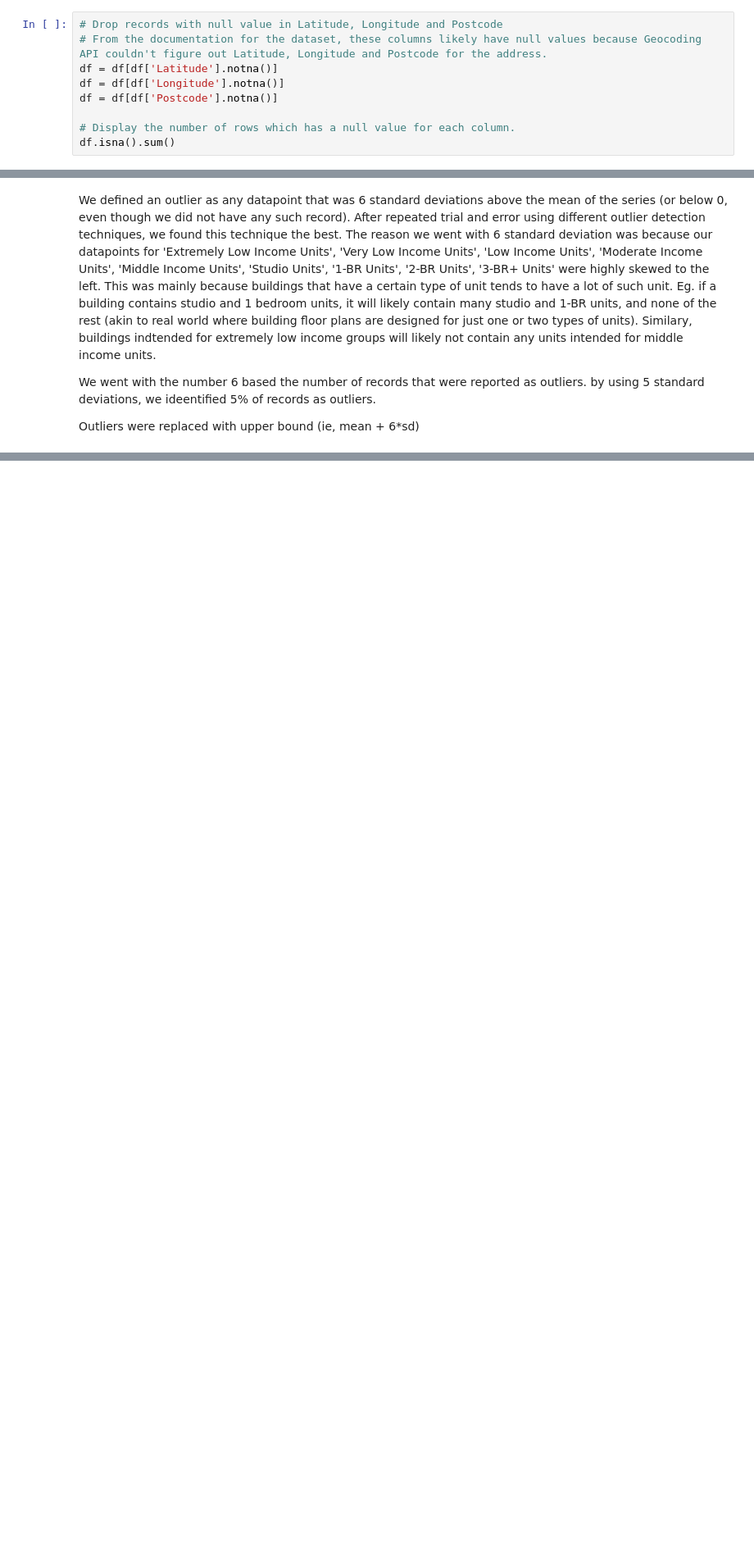
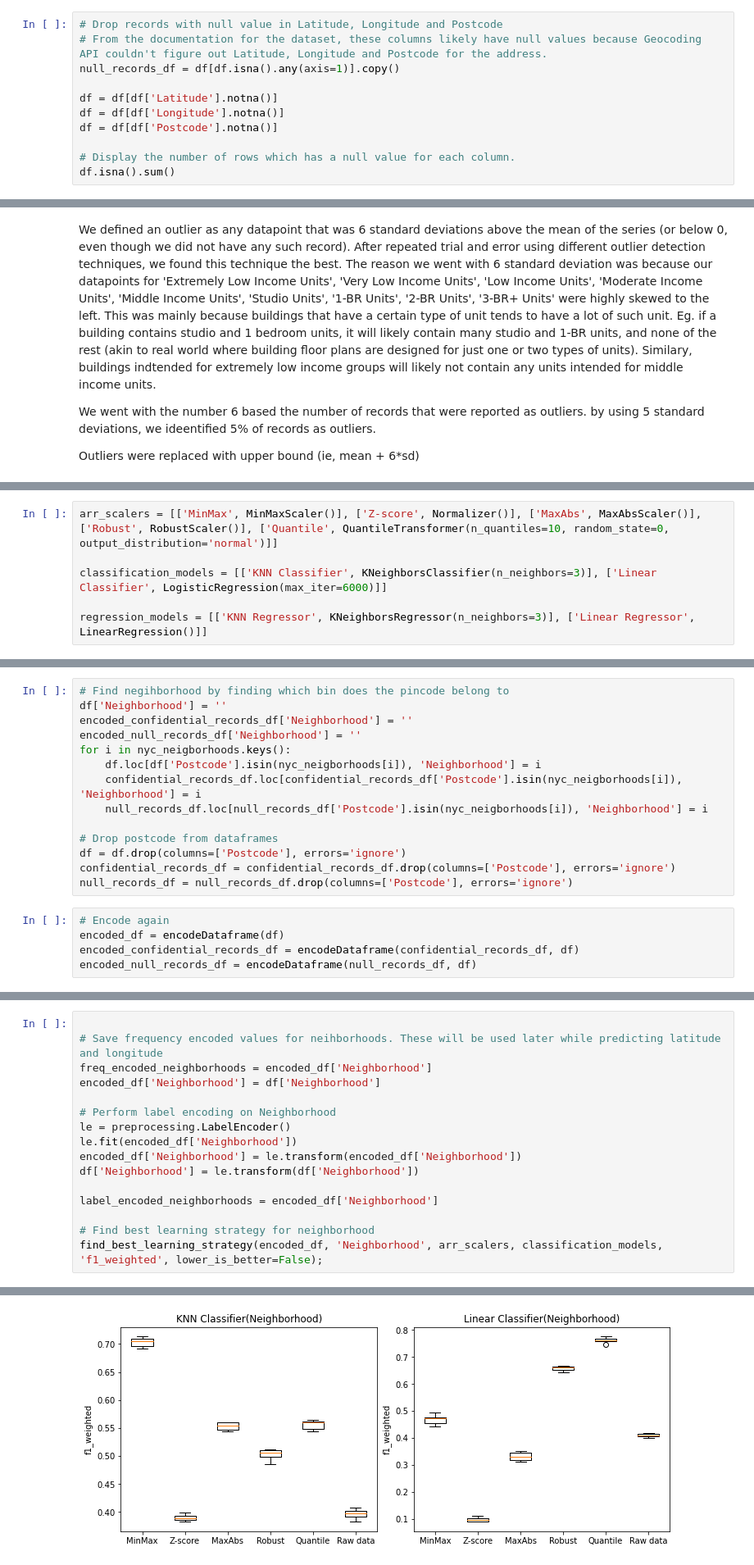
Before and after one commit to tejusrevi/nyc-housing, a Jupyter notebook: project.ipynb, the cells around one changed output, grey strips where cells are left out. Shown: that part at 82% size. Saved outputs shown, nothing was run; the diff lists cells and outputs as text; blank space fills up the shorter version.

```diff
--- a/project.ipynb
+++ b/project.ipynb
@@ -188,6 +193,8 @@ dtype: int64
 # %%
 # Drop records with null value in Latitude, Longitude and Postcode
 # From the documentation for the dataset, these columns likely have null values because Geocoding API couldn't figure out Latitude, Longitude and Postcode for the address.
+null_records_df = df[df.isna().any(axis=1)].copy()
+
 df = df[df['Latitude'].notna()]
 df = df[df['Longitude'].notna()]
 df = df[df['Postcode'].notna()]
@@ -407,0 +706,6 @@ Fixed 225 records 5.0 % of records
+# %%
+arr_scalers = [['MinMax', MinMaxScaler()], ['Z-score', Normalizer()], ['MaxAbs', MaxAbsScaler()], ['Robust', RobustScaler()], ['Quantile', QuantileTransformer(n_quantiles=10, random_state=0, output_distribution='normal')]]
+
+classification_models = [['KNN Classifier', KNeighborsClassifier(n_neighbors=3)], ['Linear Classifier', LogisticRegression(max_iter=6000)]]
+
+regression_models = [['KNN Regressor', KNeighborsRegressor(n_neighbors=3)], ['Linear Regressor', LinearRegression()]]
@@ -407,0 +789,19 @@ Fixed 225 records 5.0 % of records
+# %%
+# Find negihborhood by finding which bin does the pincode belong to
+df['Neighborhood'] = ''
+encoded_confidential_records_df['Neighborhood'] = ''
+encoded_null_records_df['Neighborhood'] = ''
+for i in nyc_neigborhoods.keys():
+    df.loc[df['Postcode'].isin(nyc_neigborhoods[i]), 'Neighborhood'] = i
+    confidential_records_df.loc[confidential_records_df['Postcode'].isin(nyc_neigborhoods[i]), 'Neighborhood'] = i
+    null_records_df.loc[null_records_df['Postcode'].isin(nyc_neigborhoods[i]), 'Neighborhood'] = i
+
+# Drop postcode from dataframes
+df = df.drop(columns=['Postcode'], errors='ignore')
+confidential_records_df = confidential_records_df.drop(columns=['Postcode'], errors='ignore')
+null_records_df = null_records_df.drop(columns=['Postcode'], errors='ignore')
+# %%
+# Encode again
+encoded_df = encodeDataframe(df)
+encoded_confidential_records_df = encodeDataframe(confidential_records_df, df)
+encoded_null_records_df = encodeDataframe(null_records_df, df)
@@ -407,0 +858,17 @@ Fixed 225 records 5.0 % of records
+# %%
+
+# Save frequency encoded values for neihborhoods. These will be used later while predicting latitude and longitude
+freq_encoded_neighborhoods = encoded_df['Neighborhood']
+encoded_df['Neighborhood'] = df['Neighborhood']
+
+# Perform label encoding on Neighborhood
+le = preprocessing.LabelEncoder()
+le.fit(encoded_df['Neighborhood'])
+encoded_df['Neighborhood'] = le.transform(encoded_df['Neighborhood'])
+df['Neighborhood'] = le.transform(df['Neighborhood'])
+
+label_encoded_neighborhoods = encoded_df['Neighborhood']
+
+# Find best learning strategy for neighborhood
+find_best_learning_strategy(encoded_df, 'Neighborhood', arr_scalers, classification_models, 'f1_weighted', lower_is_better=False);
+# %% [output]
@@ -407,0 +877 @@ Fixed 225 records 5.0 % of records
+[figure, added]
```
Also changed, not shown: parts of 50 cells of this notebook, 1 other file.
